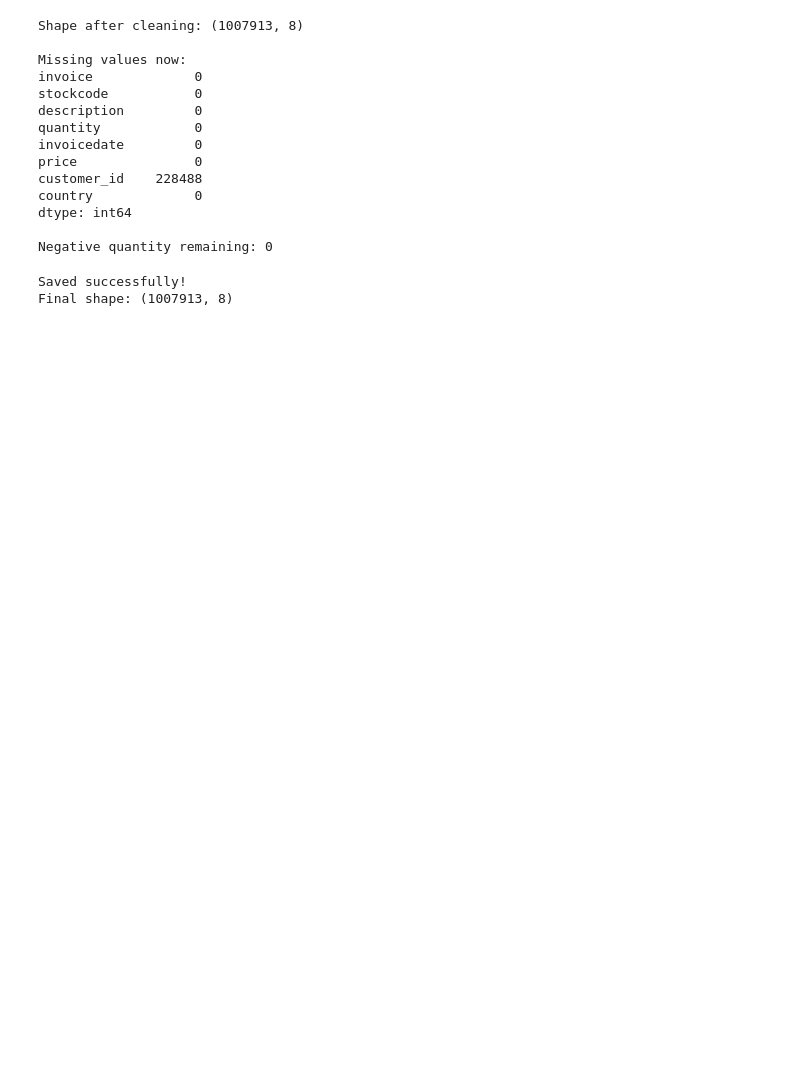
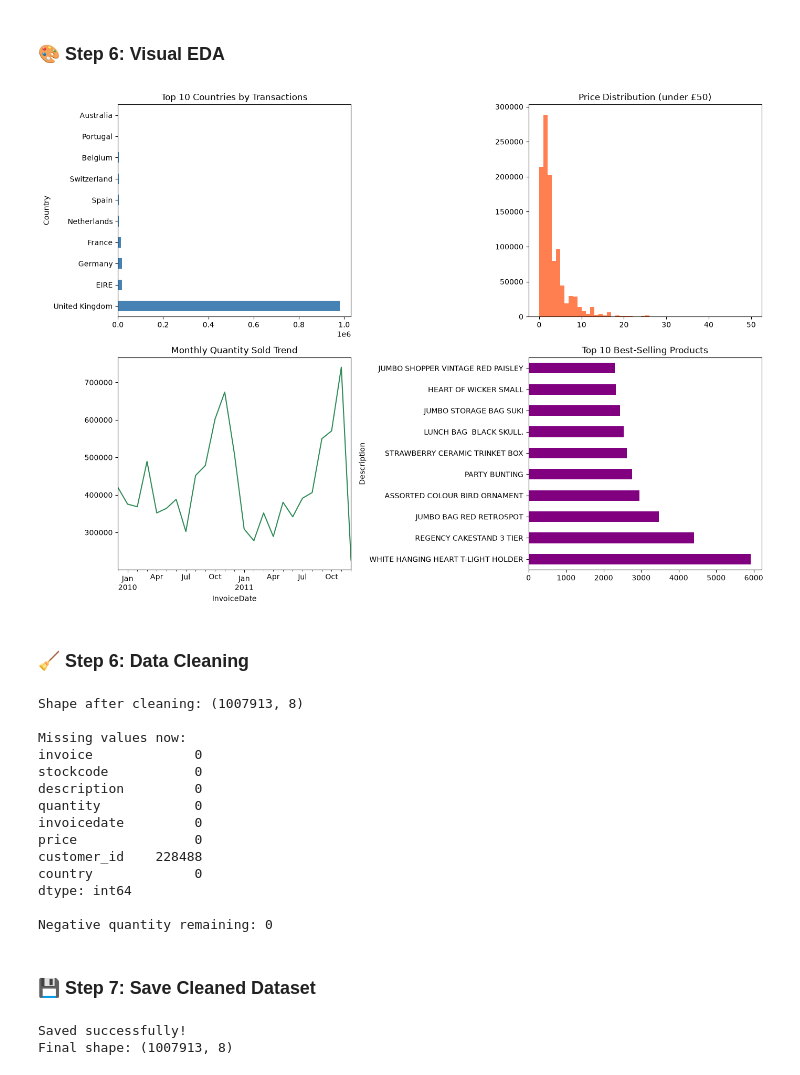
Before and after one commit to springboardmentor12233a-tech/PricePilot-AI-, a Jupyter notebook: notebooks/eda_online_retail_ii.ipynb, the cells around one changed output. Drawn from its saved outputs; the diff is of its cells as text; code cells hidden in the pictures; blank space fills up the shorter version.

```diff
--- a/notebooks/eda_online_retail_ii.ipynb
+++ b/notebooks/eda_online_retail_ii.ipynb
@@ -82,0 +120,10 @@ Unique Customers: 5942
+# %%
+display(Markdown("### 🎨 Chart 3: Monthly Quantity Sold Trend"))
+
+df3['InvoiceDate'] = pd.to_datetime(df3['InvoiceDate'])
+plt.figure(figsize=(8,5))
+df3.set_index('InvoiceDate').resample('ME')['Quantity'].sum().plot(color='seagreen')
+plt.title('Monthly Quantity Sold Trend')
+plt.xlabel('Month')
+plt.ylabel('Total Quantity Sold')
+plt.show()
@@ -83,31 +144,42 @@ Unique Customers: 5942
+# %%
+display(Markdown("### 🎨 Step 6: Visual EDA"))
+
+fig, axes = plt.subplots(2, 2, figsize=(14, 10))
+
+df3['Country'].value_counts().head(10).plot(kind='barh', ax=axes[0,0], color='steelblue')
+axes[0,0].set_title('Top 10 Countries by Transactions')
+
+axes[0,1].hist(df3['Price'], bins=50, range=(0,50), color='coral')
+axes[0,1].set_title('Price Distribution (under £50)')
+
+df3.set_index('InvoiceDate').resample('ME')['Quantity'].sum().plot(ax=axes[1,0], color='seagreen')
+axes[1,0].set_title('Monthly Quantity Sold Trend')
+
+df3['Description'].value_counts().head(10).plot(kind='barh', ax=axes[1,1], color='purple')
+axes[1,1].set_title('Top 10 Best-Selling Products')
+
+plt.tight_layout()
+plt.show()
+# %% [output]
+### 🎨 Step 6: Visual EDA
+[figure, added]
 # %%
-# 1. Remove duplicate rows
+display(Markdown("### 🧹 Step 6: Data Cleaning"))
+
 df3 = df3.drop_duplicates()
-
-# 2. Remove rows with negative price (data errors)
 df3 = df3[df3['Price'] >= 0]
-
-# 3. Remove cancelled orders (Invoice starting with 'C') - keep only actual sales
 df3 = df3[~df3['Invoice'].astype(str).str.startswith('C')]
-
-# 4. Remove rows with zero price (not useful for pricing analysis)
 df3 = df3[df3['Price'] > 0]
-
-# 5. Drop rows with missing Description (minor, safe to drop)
 df3 = df3.dropna(subset=['Description'])
-
-# 6. Convert InvoiceDate to proper datetime
 df3['InvoiceDate'] = pd.to_datetime(df3['InvoiceDate'])
-
-# 7. Standardize column names
 df3.columns = df3.columns.str.lower().str.replace(' ', '_')
 
-# Check results
 print("Shape after cleaning:", df3.shape)
 print("\nMissing values now:")
 print(df3.isnull().sum())
 print("\nNegative quantity remaining:", (df3['quantity'] < 0).sum())
 # %% [output]
+### 🧹 Step 6: Data Cleaning
 Shape after cleaning: (1007913, 8)
 
 Missing values now:
@@ -123,10 +195,13 @@ dtype: int64
 
 Negative quantity remaining: 0
 # %%
+display(Markdown("### 💾 Step 7: Save Cleaned Dataset"))
+
 df3.to_csv(r"C:\Users\sobhi\Downloads\PRICEPIOLET AI\data\processed_data\online_retail_ii_clean.csv", index=False)
 
 print("Saved successfully!")
 print("Final shape:", df3.shape)
 # %% [output]
+### 💾 Step 7: Save Cleaned Dataset
 Saved successfully!
 Final shape: (1007913, 8)
```
Also changed, not shown: parts of 13 cells of this notebook, 6 other files.
